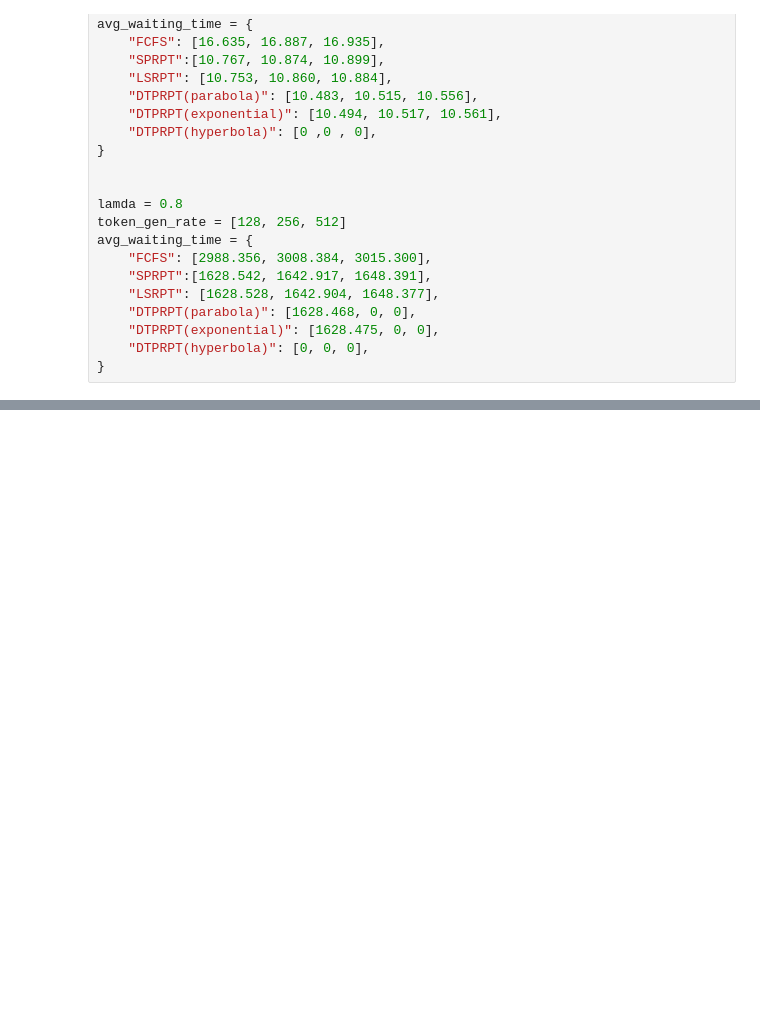
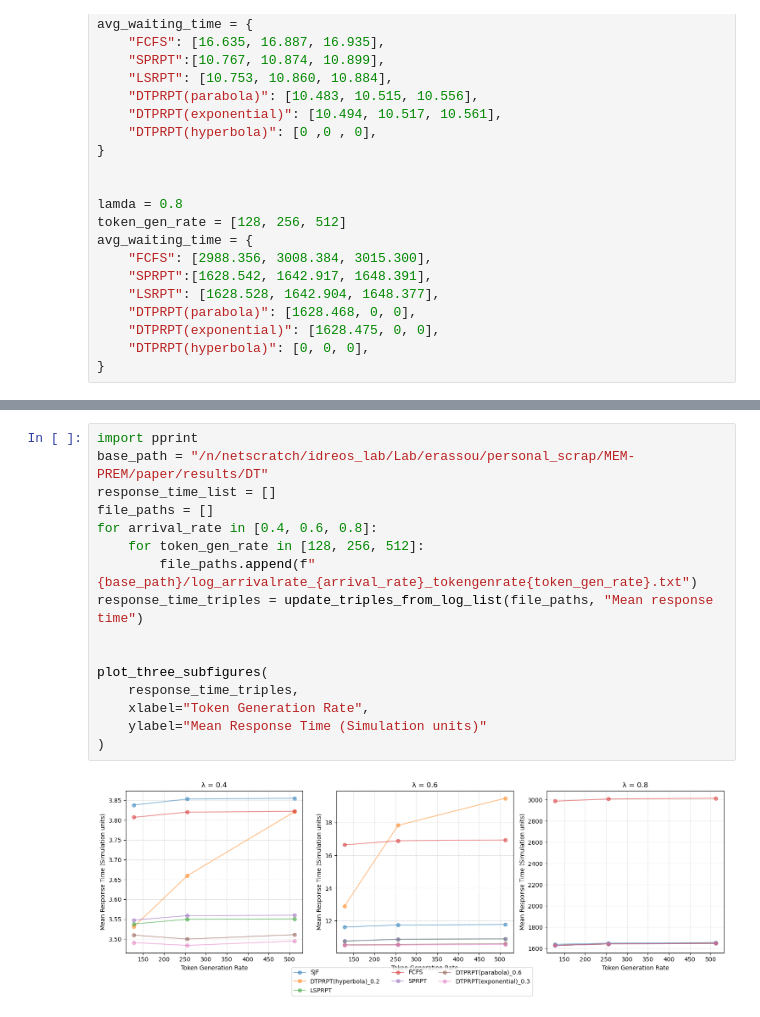
Before and after one commit to emmanuel2406/MEM-PREM, a Jupyter notebook: paper/results/plot.ipynb, the cells around one changed output, grey strips where cells are left out. Drawn from its saved outputs; the diff is of its cells as text; blank space fills up the shorter version.

```diff
--- a/paper/results/plot.ipynb
+++ b/paper/results/plot.ipynb
@@ -222,0 +593,18 @@ avg_waiting_time = {
+# %%
+import pprint
+base_path = "/n/netscratch/idreos_lab/Lab/erassou/personal_scrap/MEM-PREM/paper/results/DT"
+response_time_list = []
+file_paths = []
+for arrival_rate in [0.4, 0.6, 0.8]:
+    for token_gen_rate in [128, 256, 512]:
+        file_paths.append(f"{base_path}/log_arrivalrate_{arrival_rate}_tokengenrate{token_gen_rate}.txt")
+response_time_triples = update_triples_from_log_list(file_paths, "Mean response time")
+
+
+plot_three_subfigures(
+    response_time_triples,
+    xlabel="Token Generation Rate",
+    ylabel="Mean Response Time (Simulation units)"
+)
+# %% [output]
+[figure, added]
```
Also changed, not shown: parts of 14 cells of this notebook, 36 other files.
